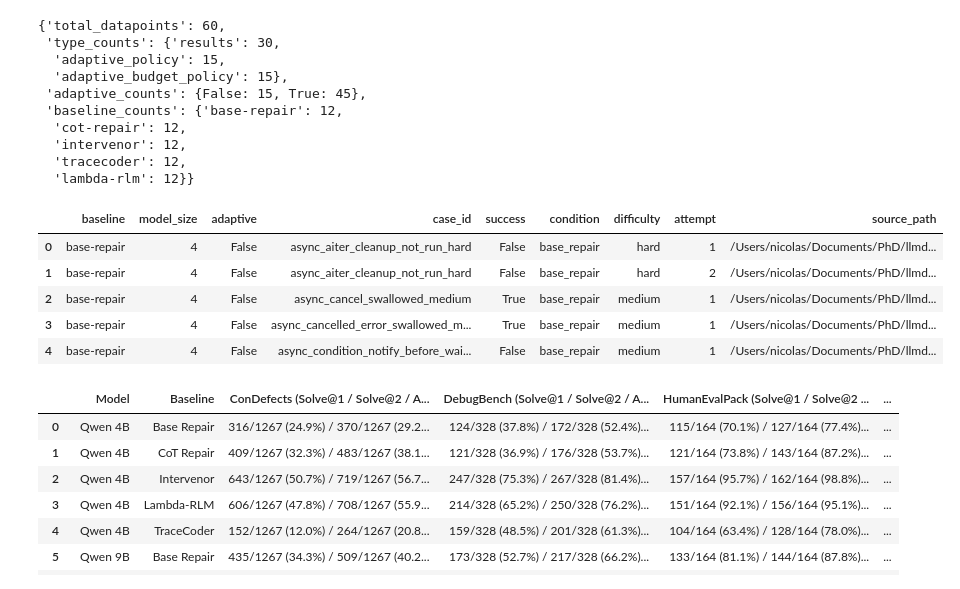
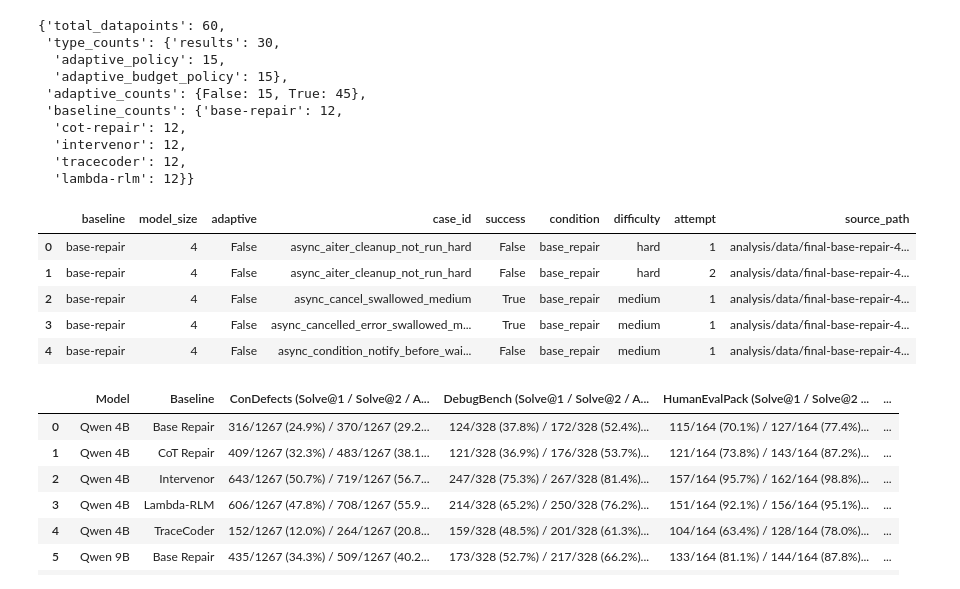
Before and after one commit to NicolasSchuler/tracegate, a Jupyter notebook: analysis/analysis.ipynb, the cells around one changed output. Drawn from its saved outputs; the diff is of its cells as text; code cells hidden in the pictures.

```diff
--- a/analysis/analysis.ipynb
+++ b/analysis/analysis.ipynb
@@ -22,6 +22,20 @@ def find_repo_root(start: Path) -> Path:
 REPO_ROOT = find_repo_root(Path.cwd())
 DATA_ROOT = REPO_ROOT / "analysis" / "data"
 assert DATA_ROOT.exists(), f"Missing analysis data directory: {DATA_ROOT}"
+
+def repo_relative_path(path: str | Path | None) -> str | None:
+    if path is None:
+        return None
+    path_obj = Path(path)
+    try:
+        return path_obj.resolve().relative_to(REPO_ROOT.resolve()).as_posix()
+    except ValueError:
+        return path_obj.name
+
+
+def repo_relative_paths(paths: dict[str, str | Path | None]) -> dict[str, str | None]:
+    return {name: repo_relative_path(path) for name, path in paths.items()}
+
 
 RESULTS = "results"
 ADAPTIVE_POLICY = "adaptive_policy"
@@ -310,39 +324,39 @@ results_frames = []
 for datapoint in results_datapoints:
     frame = pd.DataFrame.from_records(read_jsonl_records(datapoint.path))
     frame = frame.assign(
         baseline=datapoint.baseline,
         model_size=datapoint.model_size,
         adaptive=datapoint.adaptive,
-        source_path=datapoint.path,
+        source_path=repo_relative_path(datapoint.path),
     )
     results_frames.append(frame)
 
 results_table = pd.concat(results_frames, ignore_index=True)
 results_table = results_table[
     [
         "baseline",
         "model_size",
         "adaptive",
         "case_id",
         "success",
         "condition",
         "difficulty",
         "attempt",
         "source_path",
     ]
 ].sort_values(
     ["baseline", "model_size", "adaptive", "case_id", "attempt"],
     ignore_index=True,
 )
 
 results_table.head()
 # %% [output]
 |  | baseline | model_size | adaptive | case_id | success | condition | difficulty | attempt | source_path |
-| 0 | base-repair | 4 | False | async_aiter_cleanup_not_run_hard | False | base_repair | hard | 1 | /Users/nicolas/Documents/PhD/llmd... |
-| 1 | base-repair | 4 | False | async_aiter_cleanup_not_run_hard | False | base_repair | hard | 2 | /Users/nicolas/Documents/PhD/llmd... |
-| 2 | base-repair | 4 | False | async_cancel_swallowed_medium | True | base_repair | medium | 1 | /Users/nicolas/Documents/PhD/llmd... |
-| 3 | base-repair | 4 | False | async_cancelled_error_swallowed_m... | True | base_repair | medium | 1 | /Users/nicolas/Documents/PhD/llmd... |
-| 4 | base-repair | 4 | False | async_condition_notify_before_wai... | False | base_repair | medium | 1 | /Users/nicolas/Documents/PhD/llmd... |
+| 0 | base-repair | 4 | False | async_aiter_cleanup_not_run_hard | False | base_repair | hard | 1 | analysis/data/final-base-repair-4... |
+| 1 | base-repair | 4 | False | async_aiter_cleanup_not_run_hard | False | base_repair | hard | 2 | analysis/data/final-base-repair-4... |
+| 2 | base-repair | 4 | False | async_cancel_swallowed_medium | True | base_repair | medium | 1 | analysis/data/final-base-repair-4... |
+| 3 | base-repair | 4 | False | async_cancelled_error_swallowed_m... | True | base_repair | medium | 1 | analysis/data/final-base-repair-4... |
+| 4 | base-repair | 4 | False | async_condition_notify_before_wai... | False | base_repair | medium | 1 | analysis/data/final-base-repair-4... |
 # %%
 try:
     import pandas as pd
```
Also changed, not shown: parts of 12 cells of this notebook.
